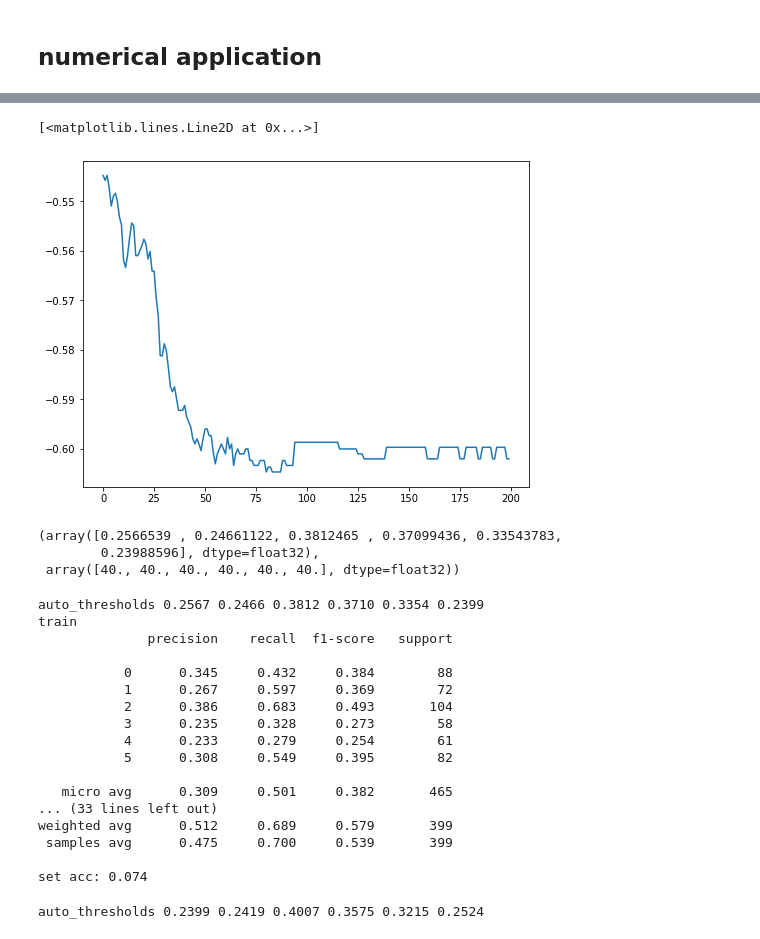
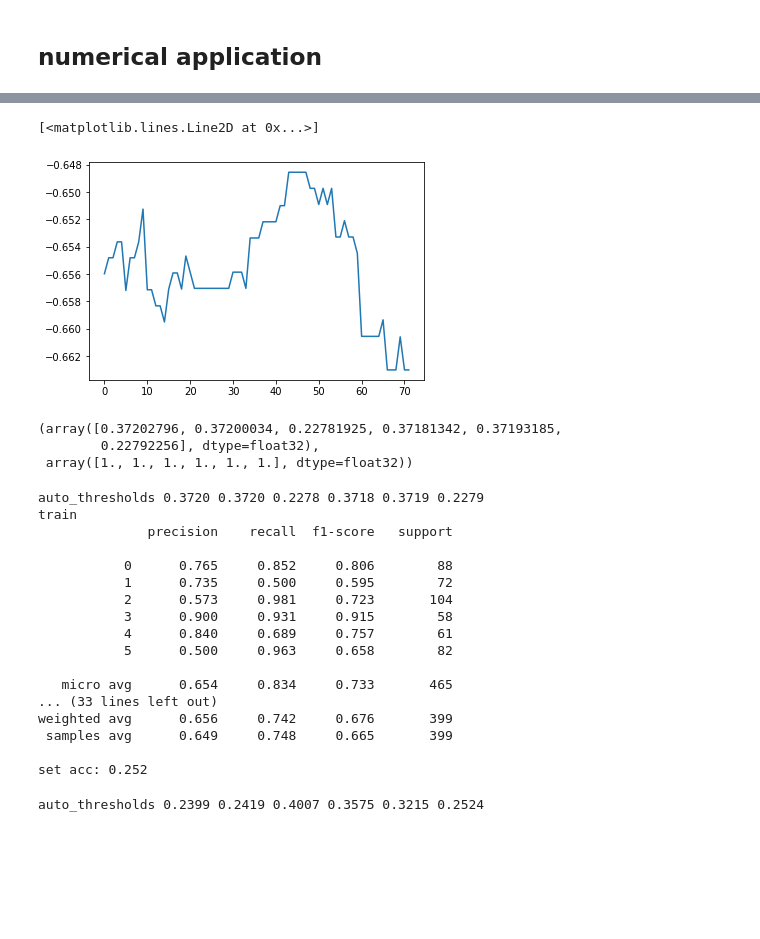
Before and after one commit to topel/sglthresh, a Jupyter notebook: sgl_emotions.ipynb, the cells around one changed output, grey strips where cells are left out. Drawn from its saved outputs; the diff is of its cells as text; code cells hidden in the pictures; blank space fills up the shorter version.

```diff
--- a/sgl_emotions.ipynb
+++ b/sgl_emotions.ipynb
@@ -334,0 +337,9 @@ train_outputs_numpy.shape, dev_outputs_numpy.shape, test_outputs_numpy.shape
+# %%
+arr = np.load("exp/emotions/SVM_BR_probs.npz")
+# print(arr["train_proba"])
+
+train_outputs_numpy = arr["svm_train_prob"]
+dev_outputs_numpy = arr["svm_dev_prob"]
+test_outputs_numpy = arr["svm_test_prob"]
+
+train_outputs_numpy.shape, dev_outputs_numpy.shape, test_outputs_numpy.shape
@@ -620,7 +635,7 @@ pth_test_gt = y_test_pth.to(device, dtype=torch.float)
 # %%
 # from torch.optim.lr_scheduler import MultiStepLR
 # %%
-THRESHmodel = ThresholdModel(threshold_fn=threshold_fn, t=0.3, sigma=40., nb_classes=nb_classes)
+THRESHmodel = ThresholdModel(threshold_fn=threshold_fn, t=0.3, sigma=1., nb_classes=nb_classes)
 THRESHmodel = THRESHmodel.to(device, dtype=torch.float)
 # criterion = torch.nn.BCELoss(reduction="mean")
 criterion = F1_loss_objective
@@ -628,22 +643,22 @@ criterion = F1_loss_objective
 learning_rate = 1e-3
 # THRESHoptimizer = torch.optim.Adam(THRESHmodel.parameters(), lr=learning_rate)
 
-# learn only the thresholds:
+# # learn only the thresholds:
 THRESHoptimizer = torch.optim.Adam([
                 {'params': THRESHmodel.thresh}
             ], lr=learning_rate)
 
-# learn only the thresholds and sigma:
+# # learn the thresholds and sigma:
 # THRESHoptimizer = torch.optim.Adam([
 #                 {'params': THRESHmodel.thresh},
-#                 {'params': THRESHmodel.sigma, 'lr': 1.}
+#                 {'params': THRESHmodel.sigma, 'lr': 1e-2}
 #             ], lr=learning_rate)
 
 # scheduler = MultiStepLR(THRESHoptimizer, milestones=[180], gamma=0.1)
 # %%
 # Train the model, in batch mode
-num_epochs = 200
-# num_epochs = 12
+# num_epochs = 200
+num_epochs = 72
 
 # sigma = torch.nn.Parameter(torch.tensor(40.0), requires_grad=True)
 
@@ -701,6 +716,7 @@ for epoch in range(num_epochs):
     # if torch.sum(delta_thresh) < 0.01: break
 
 print('delta:', cumul_delta_thresh)
-plt.figure(figsize=(8,6))
+plt.figure()
+# plt.figure(figsize=(8,6))
 plt.plot(losses)
 # %% [output]
@@ -723,14 +739,14 @@ Epoch [200/200], Loss: -0.6020, Duration: 0.0 s
 delta: tensor([0., 0., 0., 0., 0., 0.])
 [<matplotlib.lines.Line2D at 0x...>]
-[figure, old version]
+[figure, new version]
 # %%
 learned_AT_thresholds=THRESHmodel.thresh.clone().detach().cpu().numpy()
 sigma = THRESHmodel.sigma.clone().detach().cpu().numpy()
 learned_AT_thresholds, sigma
 # %% [output]
-(array([0.2566539 , 0.24661122, 0.3812465 , 0.37099436, 0.33543783,
-        0.23988596], dtype=float32),
- array([40., 40., 40., 40., 40., 40.], dtype=float32))
+(array([0.37202796, 0.37200034, 0.22781925, 0.37181342, 0.37193185,
+        0.22792256], dtype=float32),
+ array([1., 1., 1., 1., 1., 1.], dtype=float32))
 # %%
 print_thresholds(learned_AT_thresholds, nb_classes)
 train_pred = train_outputs_numpy>learned_AT_thresholds
@@ -746,23 +762,23 @@ print_scores(y_test_numpy, test_pred)
 # compute_accuracy_from_numpy_tensors(y_test_numpy, test_pred)
 # 0.3366 0.2834 0.2761 0.3185 0.2849 0.2611
 # %% [output]
-auto_thresholds 0.2567 0.2466 0.3812 0.3710 0.3354 0.2399
+auto_thresholds 0.3720 0.3720 0.2278 0.3718 0.3719 0.2279
 train
               precision    recall  f1-score   support
 
-           0      0.345     0.432     0.384        88
-           1      0.267     0.597     0.369        72
-           2      0.386     0.683     0.493       104
-           3      0.235     0.328     0.273        58
-           4      0.233     0.279     0.254        61
-           5      0.308     0.549     0.395        82
+           0      0.765     0.852     0.806        88
+           1      0.735     0.500     0.595        72
+           2      0.573     0.981     0.723       104
+           3      0.900     0.931     0.915        58
+           4      0.840     0.689     0.757        61
+           5      0.500     0.963     0.658        82
 
-   micro avg      0.309     0.501     0.382       465
+   micro avg      0.654     0.834     0.733       465
 ... (33 lines left out)
-weighted avg      0.512     0.689     0.579       399
- samples avg      0.475     0.700     0.539       399
+weighted avg      0.656     0.742     0.676       399
+ samples avg      0.649     0.748     0.665       399
 
-set acc: 0.074
+set acc: 0.252
 # %%
 # train_pred = train_outputs_numpy>learned_AT_thresholds
 # test_pred = test_outputs_numpy>learned_AT_thresholds
```
Also changed, not shown: parts of 20 cells of this notebook.
